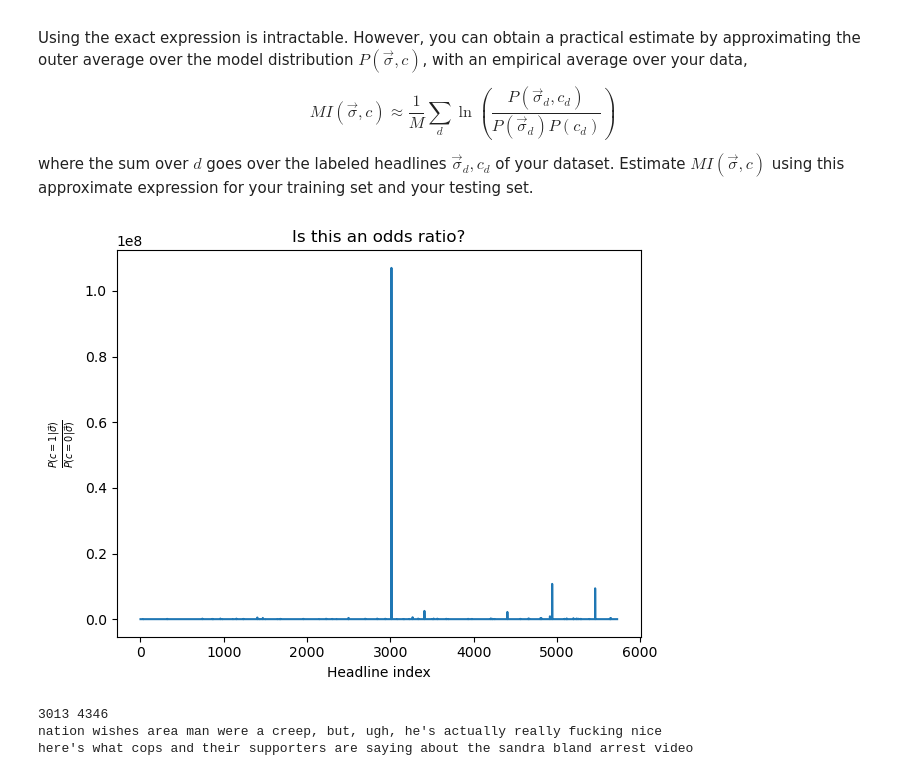
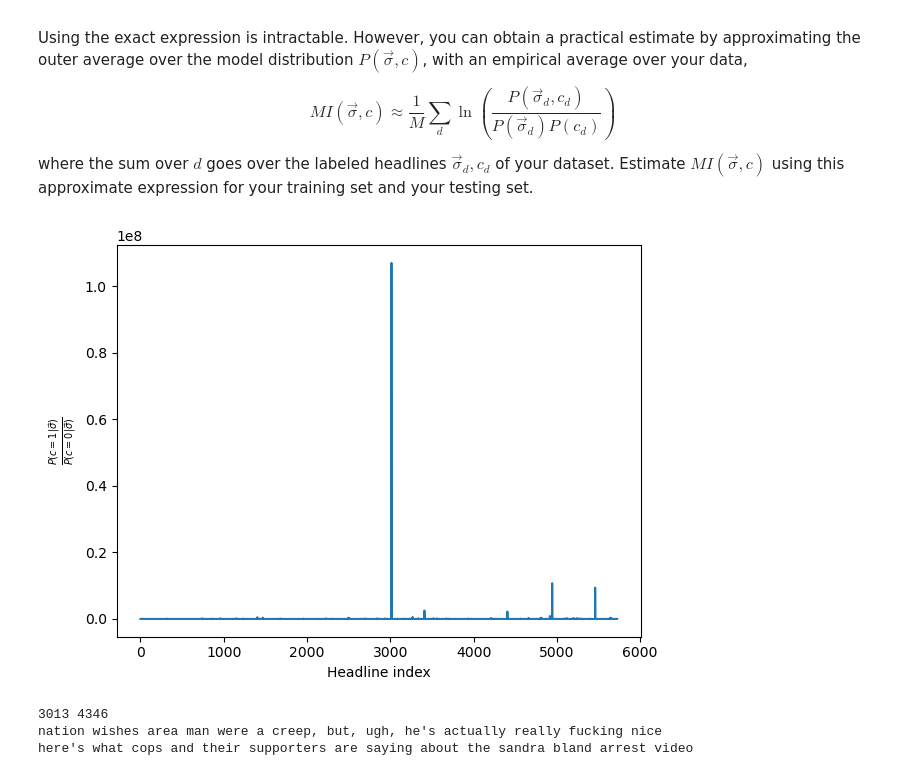
Before and after one commit to CEBangu/COGSCI316_Machine-Learning, a Jupyter notebook: Maximum Entropy Models/MaxEnt.ipynb, the cells around one changed output. Saved outputs shown, nothing was run; the diff lists cells and outputs as text; code cells hidden in the pictures.

```diff
--- a/Maximum Entropy Models/MaxEnt.ipynb
+++ b/Maximum Entropy Models/MaxEnt.ipynb
@@ -333,23 +334,34 @@ where the sum over $d$ goes over the labeled headlines $\vec\sigma_d,c_d$ of you
 # %%
 
 prior_s = (len(sarcastic_train))
 prior_ns = (len(non_sarcastic_train))
 
 pcond_s = np.exp(log_conditional(tests_data, field_sarcastic_train))
 pcond_ns = np.exp(log_conditional(tests_data, field_non_sarcastic_train))
 
-y = ((pcond_s) / (pcond_ns ))
+def avoid_zero_div(x, y):
+    dividearray = []
+    for i, j in zip(x, y):
+        if i != 0 and j != 0:
+            dividearray.append(i/j)
+        else: dividearray.append(0)
+    return np.array(dividearray)
+
+
+
+
+y = avoid_zero_div(pcond_s,pcond_ns)
 
 fig, ax = plt.subplots()
 ax.plot(y)
 ax.set_xlabel('Headline index')
 ax.set_ylabel(r'$\frac{P(c=1|\vec{\sigma})}{P(c=0|\vec{\sigma})}$')
-ax.set_title('Is this an odds ratio?')
+ax.set_title('')
 
 fig.tight_layout()
-# plt.savefig('odds_values.png')
+plt.savefig('odds_values.png')
 # %% [output]
-[figure, old version]
+[figure, new version]
 # %%
 print(np.where(y == np.max(y))[0][0], np.where(y == np.min(y))[0][0])
 
```
Also changed, not shown: parts of 12 cells of this notebook, 1 other file.
